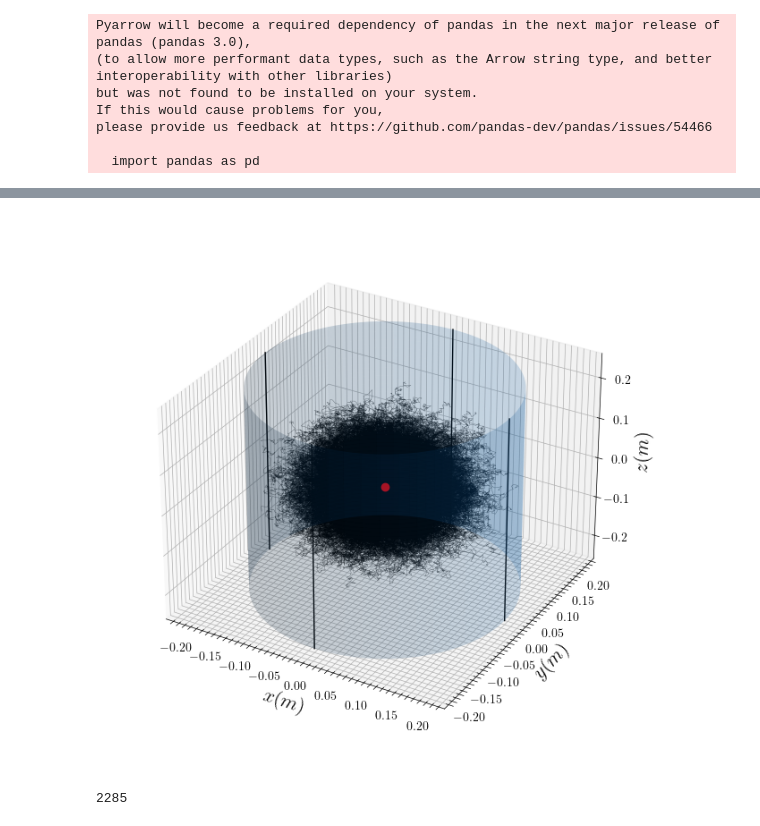
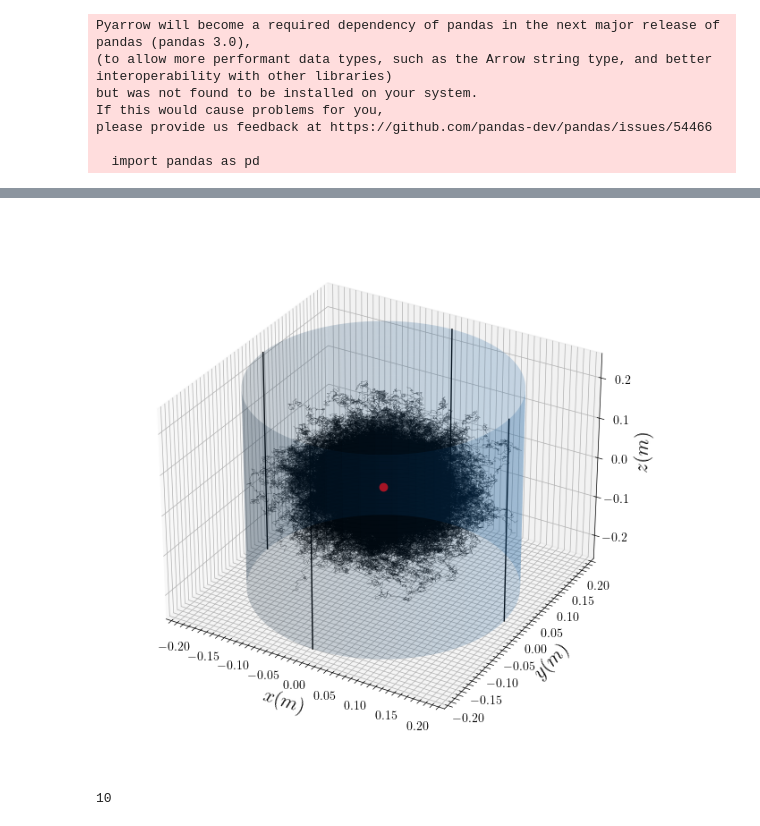
Before and after one commit to DerkNiessink/NeutroWater, a Jupyter notebook: analysis/simulation.ipynb, the cells around one changed output, grey strips where cells are left out. Cells and saved outputs as stored; diff of their text form; code cells hidden in the pictures.

```diff
--- a/analysis/simulation.ipynb
+++ b/analysis/simulation.ipynb
@@ -69,10 +71,10 @@ plot_trajectories(diffusing_neutrons.get_positions(), diffusing_neutrons.tank.ra
 # %%
-nNeutrons = 10000
+nNeutrons = 3000
 diffusing_neutrons = DiffusingNeutrons(cross_data,spectrum_data, nNeutrons, radius_tank=0.2, height_tank=0.5)
-diffusing_neutrons.diffuse(nCollisions=30)
+diffusing_neutrons.diffuse(nCollisions=100)
 
 plot_trajectories(diffusing_neutrons.get_positions(), diffusing_neutrons.tank.radius, diffusing_neutrons.tank.height)
 print(diffusing_neutrons.get_number_escaped())
 # %% [output]
-[figure, old version]
+[figure, new version]
-2285
+10
```
Also changed, not shown: parts of 7 cells of this notebook, 3 other files.
